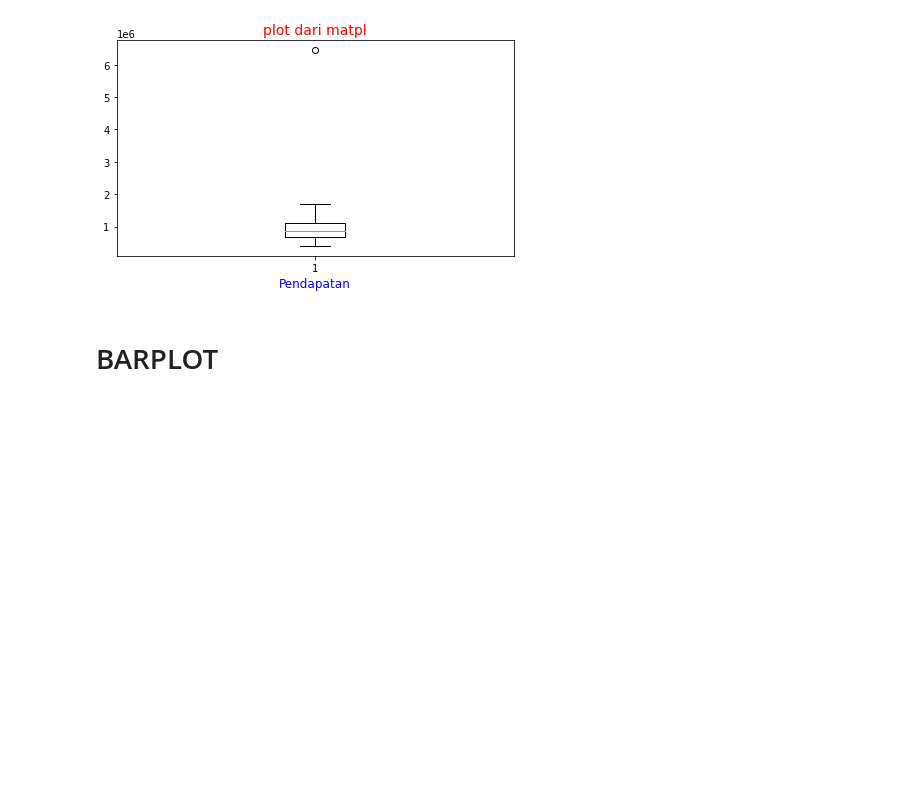
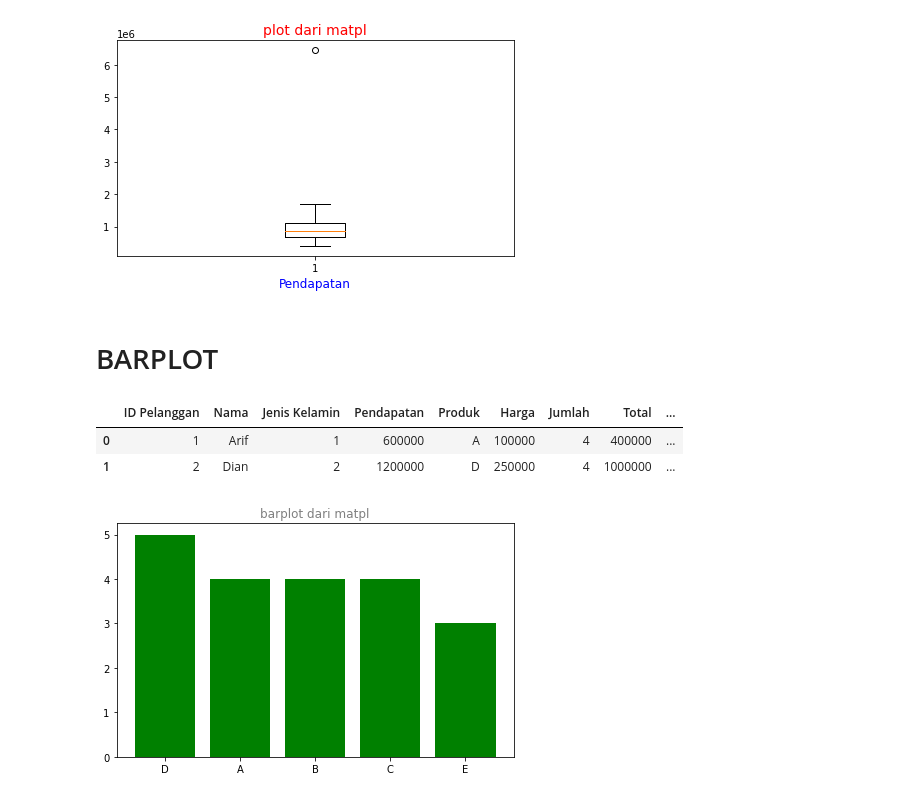
Before and after one commit to Iwanplayground/PROYEK-KECIL2AN, a Jupyter notebook: stat_usepy.ipynb, the cells around one changed output. Drawn from its saved outputs; the diff is of its cells as text; code cells hidden in the pictures; blank space fills up the shorter version.

```diff
--- a/stat_usepy.ipynb
+++ b/stat_usepy.ipynb
@@ -85,3 +90,18 @@ plt.show()
 [figure]
 # %% [markdown]
 # BARPLOT
+# %%
+df.head(2)
+# %% [output]
+|  | ID Pelanggan | Nama | Jenis Kelamin | Pendapatan | Produk | Harga | Jumlah | Total | ... |
+| 0 | 1 | Arif | 1 | 600000 | A | 100000 | 4 | 400000 | ... |
+| 1 | 2 | Dian | 2 | 1200000 | D | 250000 | 4 | 1000000 | ... |
+# %%
+class_freq = df['Produk'].value_counts()
+# yaudah yg ini kita buat aja cuma di matpl krn ga terlalu banyak prebedaannya
+plt.bar(x=class_freq.index,height=class_freq.values,color='green')
+plt.title('barplot dari matpl',color='gray')
+plt.tight_layout()
+plt.show()
+# %% [output]
+[figure, added]
```
Also changed, not shown: parts of 10 cells of this notebook.
